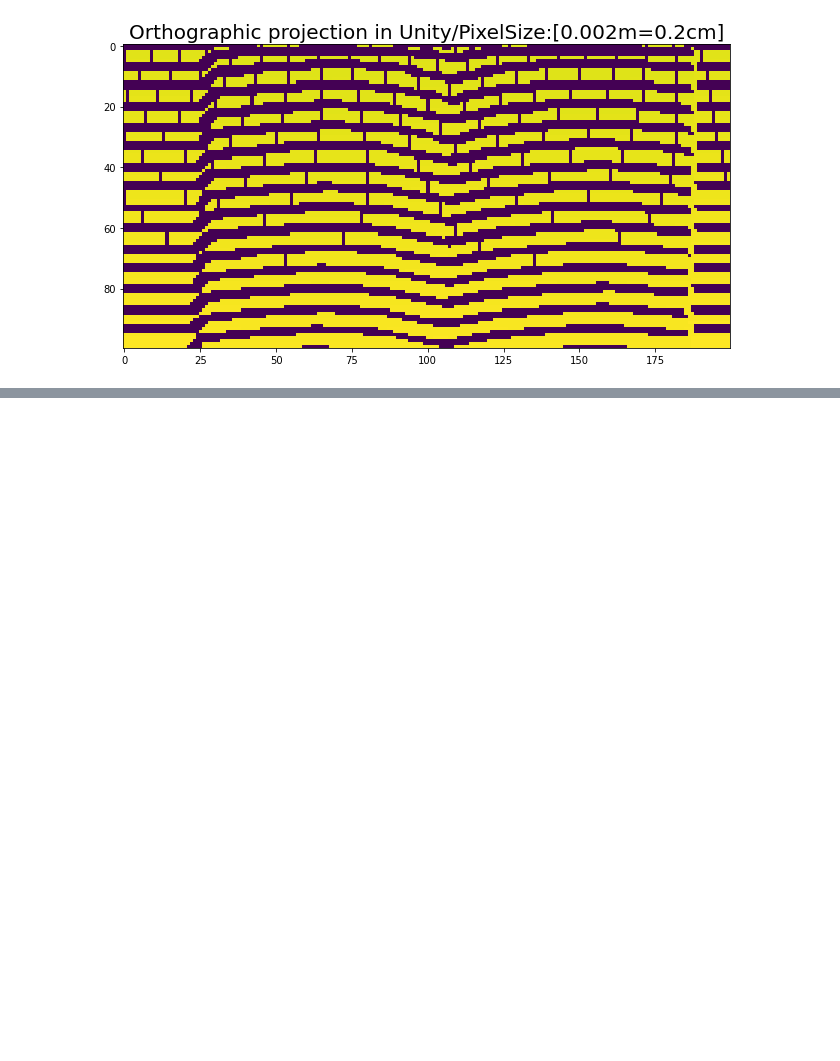
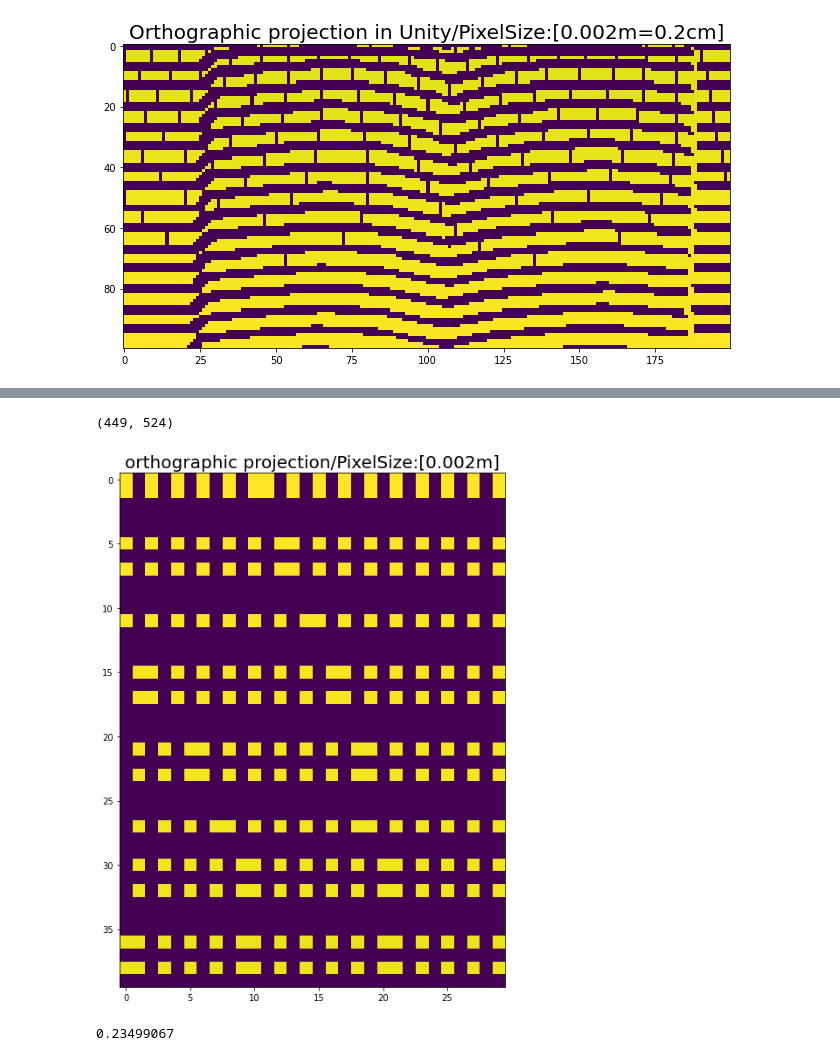
Before and after one commit to park-sangbeom/kinematics-usage, a Jupyter notebook: code/demo/demo_projection.ipynb, the cells around one changed output, grey strips where cells are left out. Cells and saved outputs as stored; diff of their text form; code cells hidden in the pictures; blank space fills up the shorter version.

```diff
--- a/code/demo/demo_projection.ipynb
+++ b/code/demo/demo_projection.ipynb
@@ -453,0 +562,13 @@ plt.tight_layout()
+# %%
+fig, ax = plt.subplots(figsize=(9, 9))
+plt.title("orthographic projection/PixelSize:[0.002m]", fontsize=20)
+ax.imshow(new_height_map[40:80,233:263])
+print(new_height_map.shape)
+plt.tight_layout()
+# %% [output]
+(449, 524)
+[figure, added]
+# %%
+np.max(new_height_map)
+# %% [output]
+0.23499067
```
Also changed, not shown: parts of 7 cells of this notebook, 6 other files.
